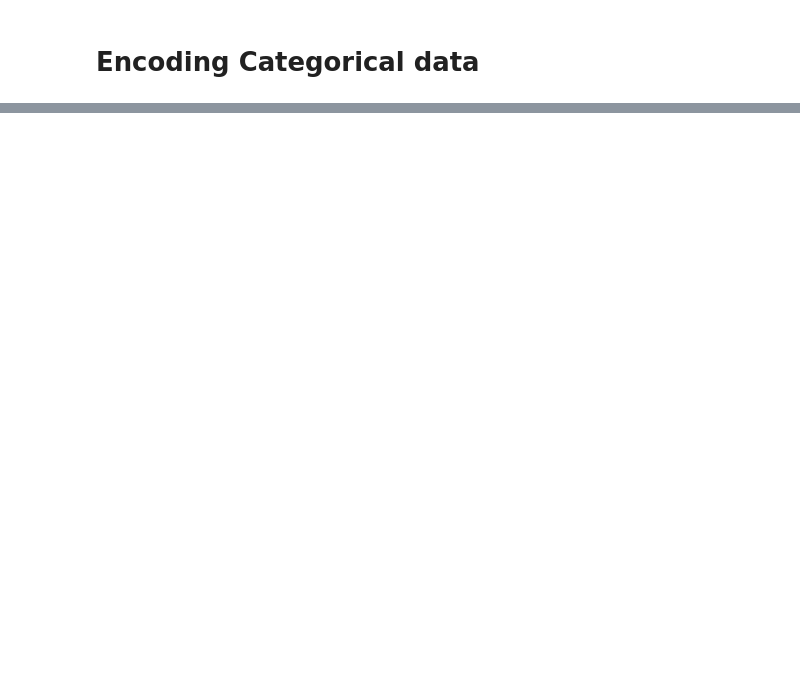
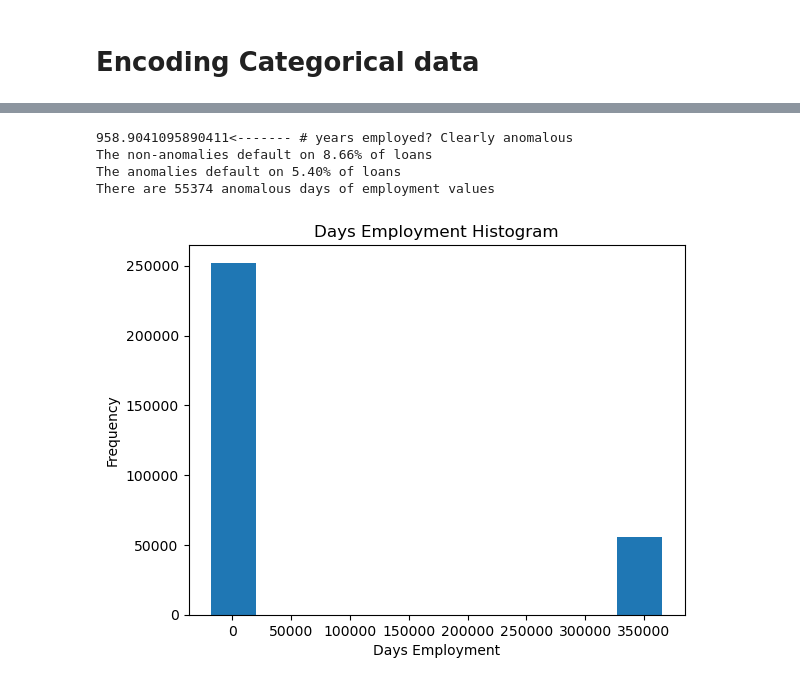
Before and after one commit to ABorda01/Project-Home-Credit-Default-Risk, a Jupyter notebook: manual.ipynb, the cells around one changed output, grey strips where cells are left out. Cells and saved outputs as stored; diff of their text form; code cells hidden in the pictures; blank space fills up the shorter version.

```diff
--- a/manual.ipynb
+++ b/manual.ipynb
@@ -144,0 +168,4 @@ cat_var = pd.concat([Ord_trans, OH_trans], axis=1)
+# %%
+X_train = train_trans.copy()
+X_test = test_trans.copy()
+y_train
@@ -144,0 +195,15 @@ cat_var = pd.concat([Ord_trans, OH_trans], axis=1)
+# %%
+X_train['DAYS_EMPLOYED'].plot.hist(title = 'Days Employment Histogram');
+plt.xlabel('Days Employment');
+print(f'{350000/365}<------- # years employed? Clearly anomalous')
+anom = X_train[X_train['DAYS_EMPLOYED'] == 365243]
+non_anom = X_train[X_train['DAYS_EMPLOYED'] != 365243]
+print('The non-anomalies default on %0.2f%% of loans' % (100 * y_train.loc[non_anom.index].mean()))
+print('The anomalies default on %0.2f%% of loans' % (100 * y_train.loc[anom.index].mean()))
+print('There are %d anomalous days of employment values' % len(anom))
+# %% [output]
+958.9041095890411<------- # years employed? Clearly anomalous
+The non-anomalies default on 8.66% of loans
+The anomalies default on 5.40% of loans
+There are 55374 anomalous days of employment values
+[figure, added]
```
Also changed, not shown: parts of 15 cells of this notebook, 2 other files.
